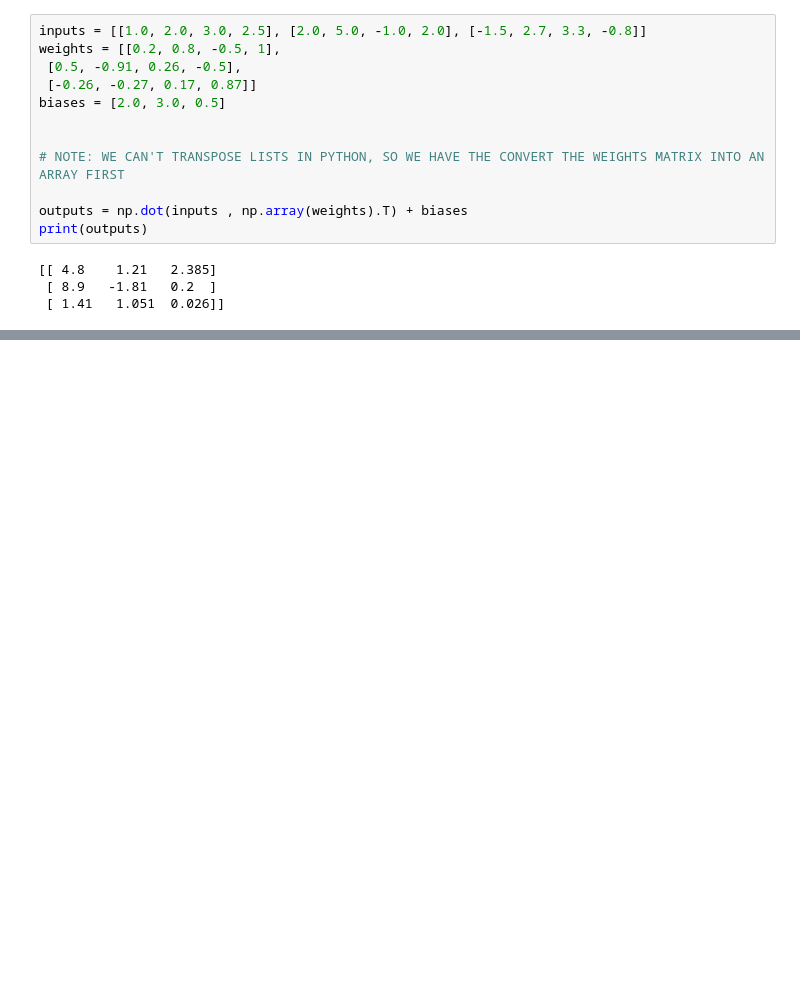
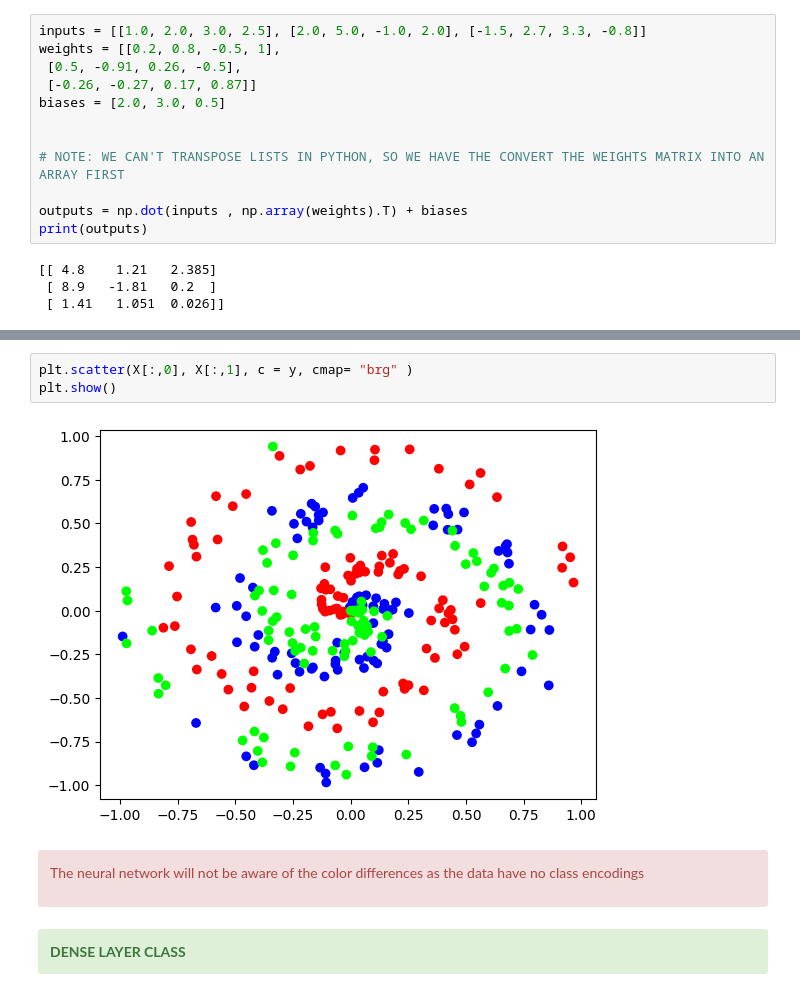
Before and after one commit to SouvikGhorui/Neural-Networks-from-scratch, a Jupyter notebook: build_neuron.ipynb, the cells around one changed output, grey strips where cells are left out. Saved outputs shown, nothing was run; the diff lists cells and outputs as text; blank space fills up the shorter version.

```diff
--- a/build_neuron.ipynb
+++ b/build_neuron.ipynb
@@ -150,0 +210,13 @@ print(outputs)
+# %%
+plt.scatter(X[:,0], X[:,1], c = y, cmap= "brg" )
+plt.show()
+# %% [output]
+[figure, added]
+# %% [markdown]
+<div class="alert alert-block alert-danger">
+
+The neural network will not be aware of the color differences as the data have no class encodings</div>
+# %% [markdown]
+<div class="alert alert-block alert-success">
+<b>DENSE LAYER CLASS</b>
+</div>
```
Also changed, not shown: parts of 7 cells of this notebook, 1 other file.
